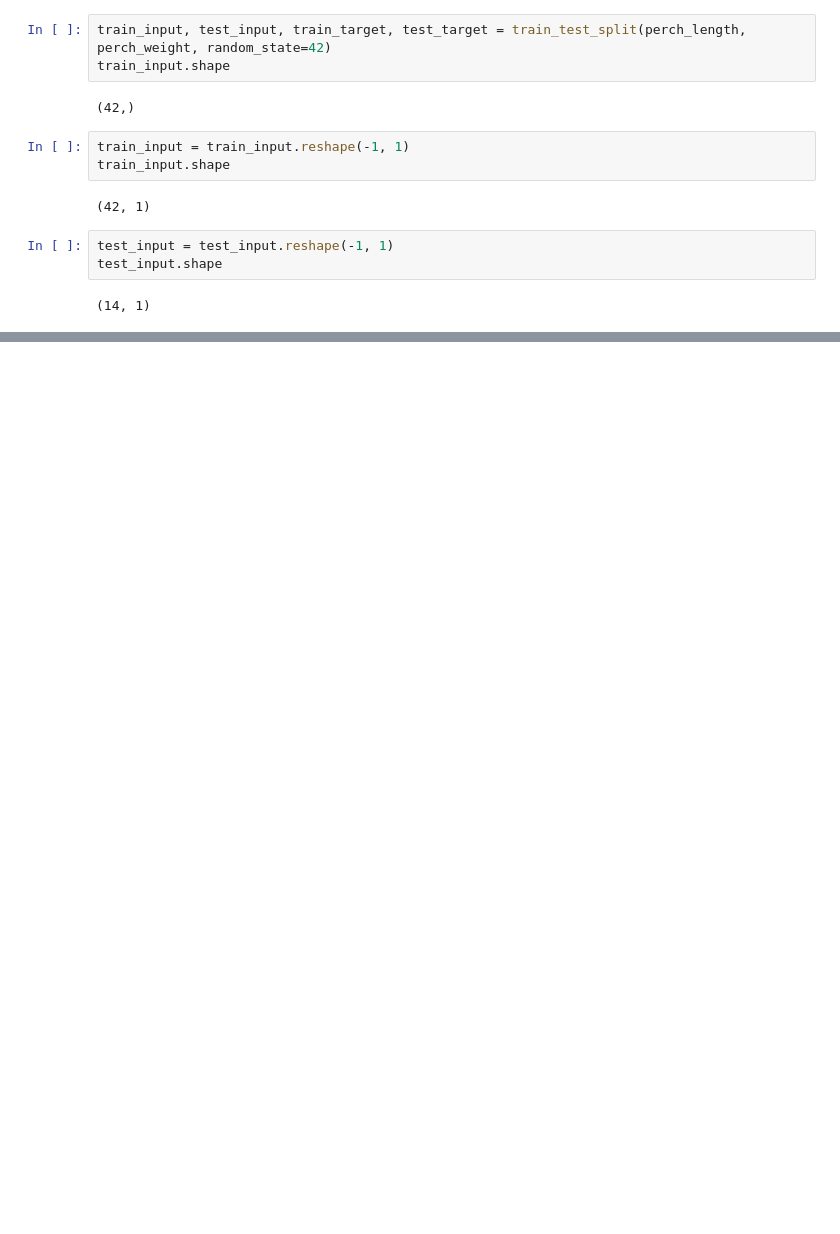
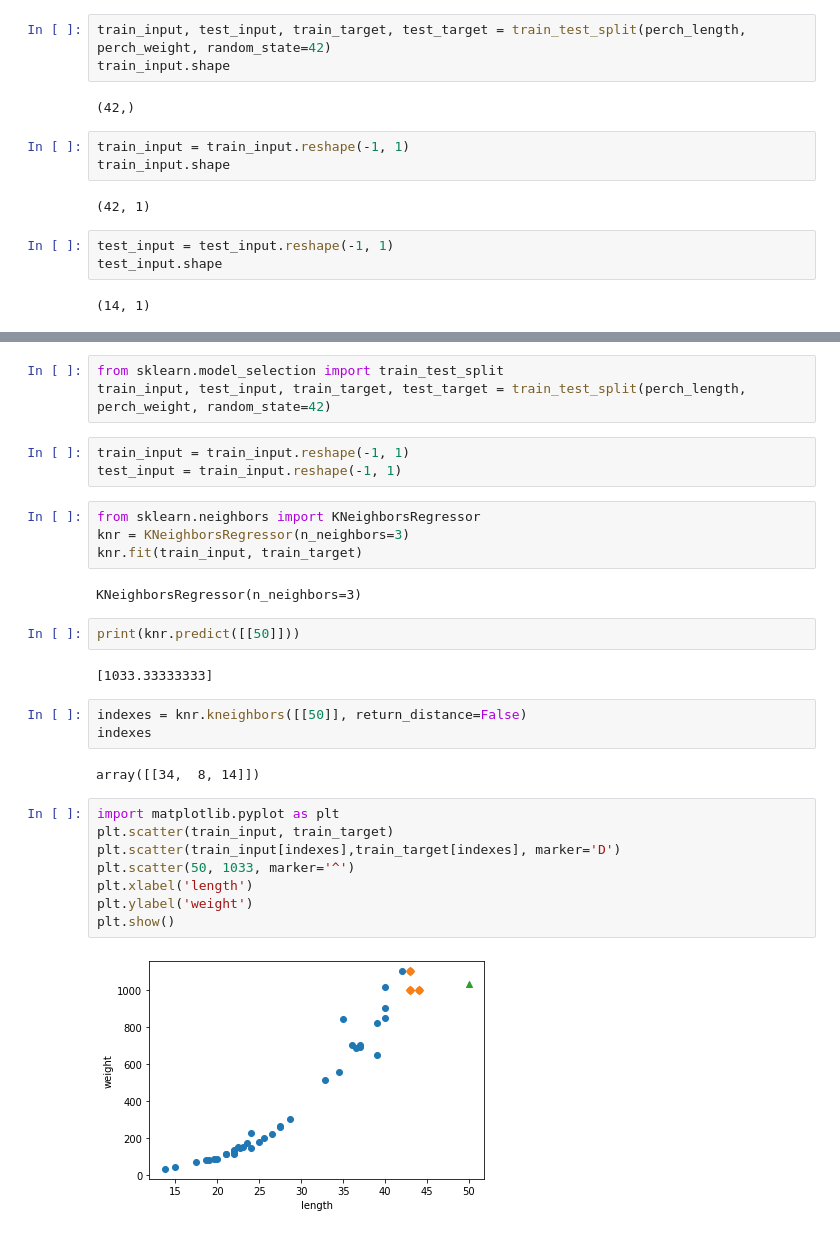
Before and after one commit to jiyun-kong/ML, a Jupyter notebook: Review_ml.ipynb, the cells around one changed output, grey strips where cells are left out. Drawn from its saved outputs; the diff is of its cells as text; blank space fills up the shorter version.

```diff
--- a/Review_ml.ipynb
+++ b/Review_ml.ipynb
@@ -309,0 +325,31 @@ test_input.shape
+# %%
+from sklearn.model_selection import train_test_split
+train_input, test_input, train_target, test_target = train_test_split(perch_length, perch_weight, random_state=42)
+# %%
+train_input = train_input.reshape(-1, 1)
+test_input = train_input.reshape(-1, 1)
+# %%
+from sklearn.neighbors import KNeighborsRegressor
+knr = KNeighborsRegressor(n_neighbors=3)
+knr.fit(train_input, train_target)
+# %% [output]
+KNeighborsRegressor(n_neighbors=3)
+# %%
+print(knr.predict([[50]]))
+# %% [output]
+[1033.33333333]
+# %%
+indexes = knr.kneighbors([[50]], return_distance=False)
+indexes
+# %% [output]
+array([[34,  8, 14]])
+# %%
+import matplotlib.pyplot as plt
+plt.scatter(train_input, train_target)
+plt.scatter(train_input[indexes],train_target[indexes], marker='D')
+plt.scatter(50, 1033, marker='^')
+plt.xlabel('length')
+plt.ylabel('weight')
+plt.show()
+# %% [output]
+[figure, added]
```
Also changed, not shown: parts of 16 cells of this notebook.
